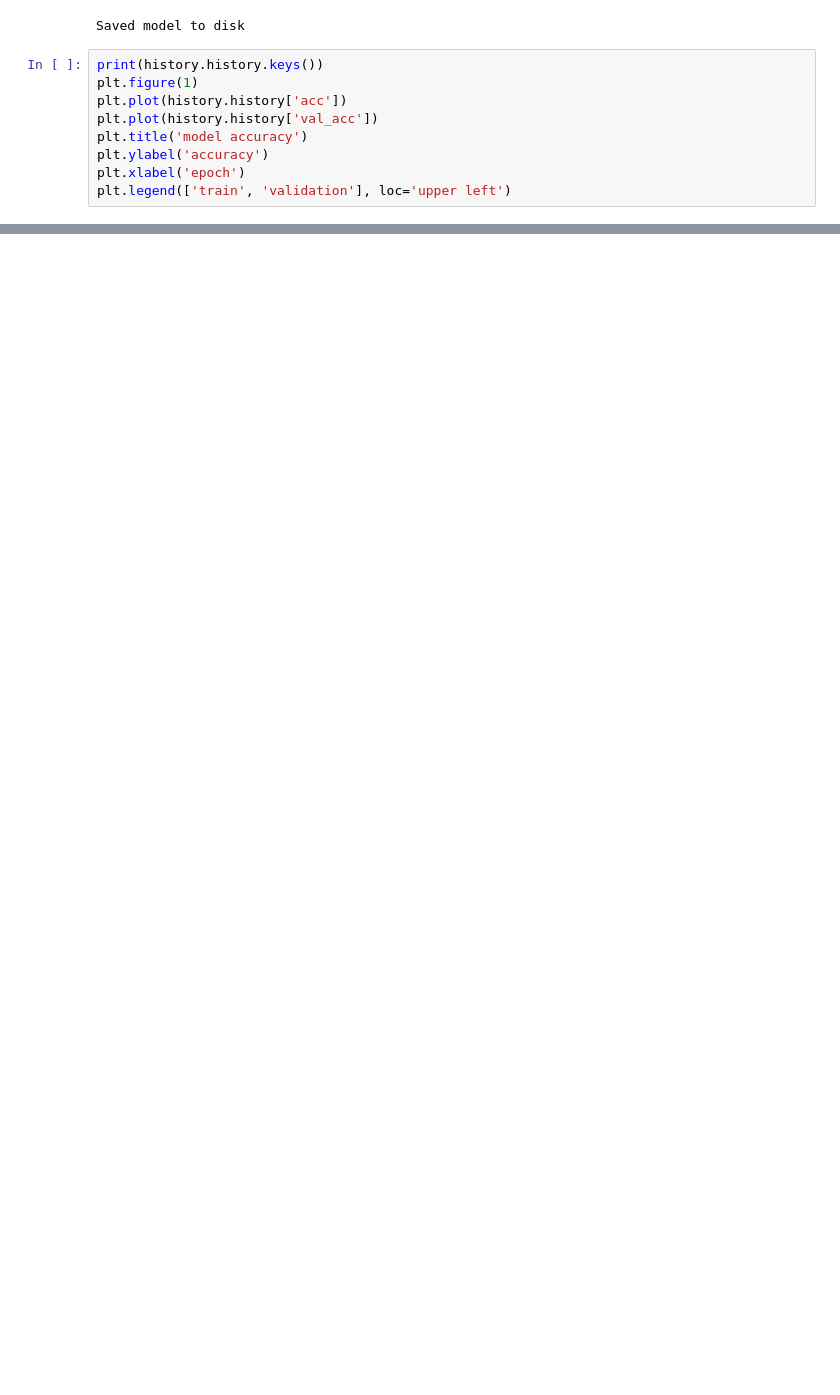
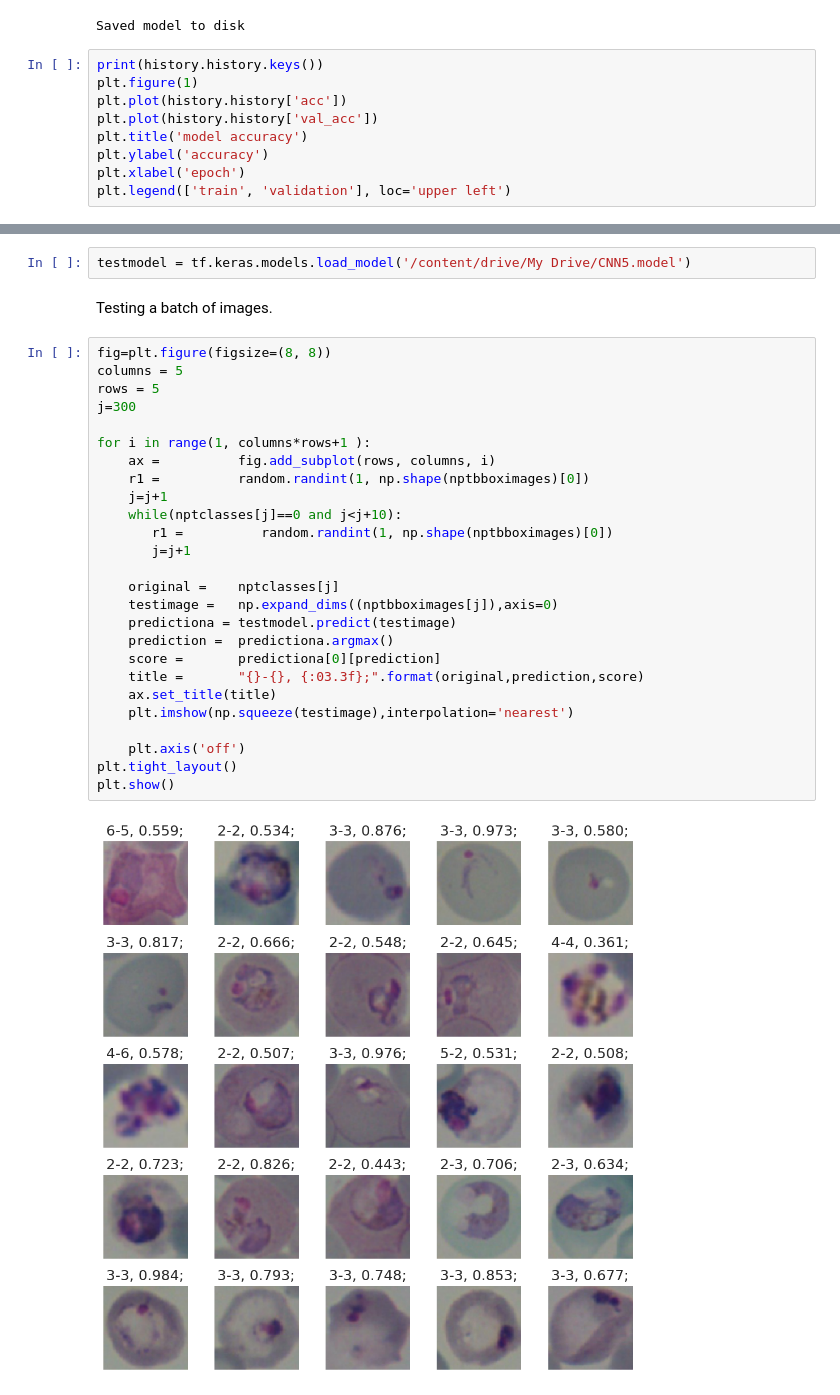
Before and after one commit to Lasulux/Midterm_Project, a Jupyter notebook: Malaria.ipynb, the cells around one changed output, grey strips where cells are left out. Drawn from its saved outputs; the diff is of its cells as text; blank space fills up the shorter version.

```diff
--- a/Malaria.ipynb
+++ b/Malaria.ipynb
@@ -824,0 +572,32 @@ ResourceExhaustedError: ignored
+# %%
+testmodel = tf.keras.models.load_model('/content/drive/My Drive/CNN5.model')
+# %% [markdown]
+Testing a batch of images.
+# %%
+fig=plt.figure(figsize=(8, 8))
+columns = 5
+rows = 5
+j=300
+
+for i in range(1, columns*rows+1 ):
+    ax =          fig.add_subplot(rows, columns, i)
+    r1 =          random.randint(1, np.shape(nptbboximages)[0])
+    j=j+1
+    while(nptclasses[j]==0 and j<j+10):
+       r1 =          random.randint(1, np.shape(nptbboximages)[0])
+       j=j+1
+
+    original =    nptclasses[j]
+    testimage =   np.expand_dims((nptbboximages[j]),axis=0)
+    predictiona = testmodel.predict(testimage)
+    prediction =  predictiona.argmax()
+    score =       predictiona[0][prediction]
+    title =       "{}-{}, {:03.3f};".format(original,prediction,score)
+    ax.set_title(title)
+    plt.imshow(np.squeeze(testimage),interpolation='nearest')
+
+    plt.axis('off')
+plt.tight_layout()
+plt.show()
+# %% [output]
+[figure, added]
```
Also changed, not shown: parts of 71 cells of this notebook.
